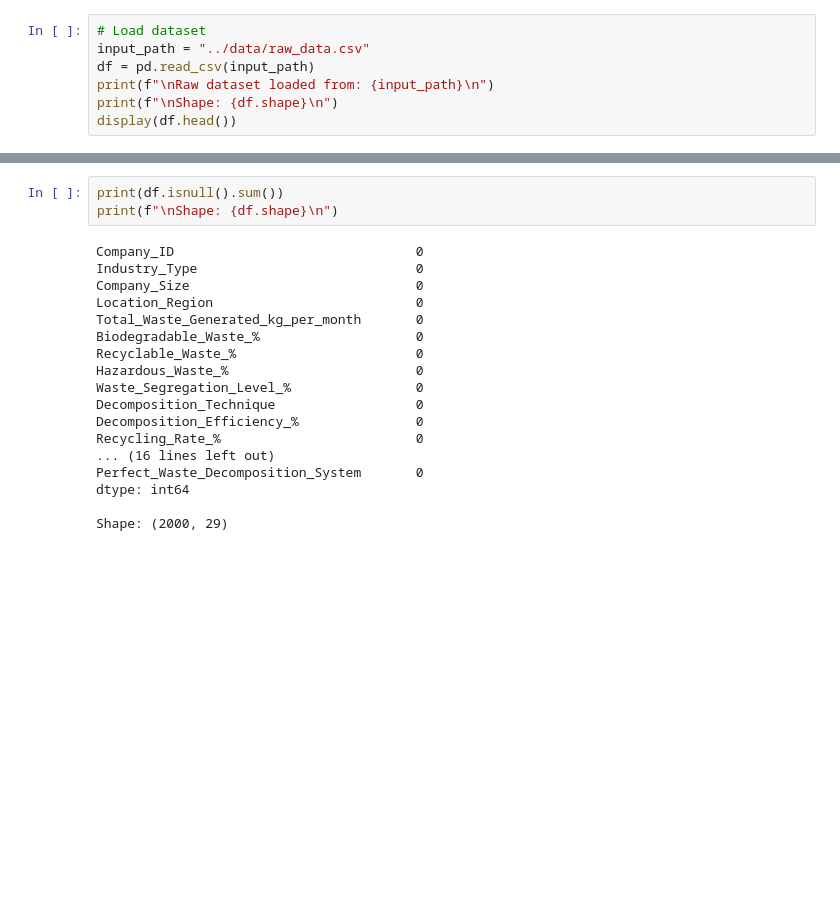
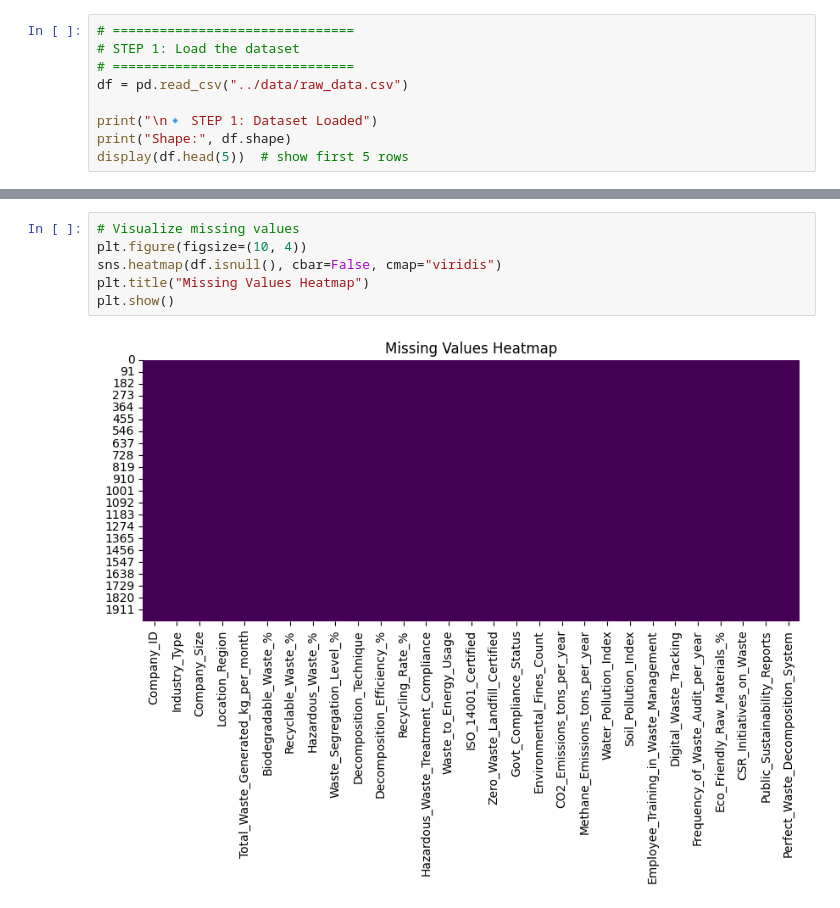
Before and after one commit to Shankar-CSE/Industrial-Waste-Compliance-Detector, a Jupyter notebook: datasetMaker/preprocessing.ipynb, the cells around one changed output, grey strips where cells are left out. Saved outputs shown, nothing was run; the diff lists cells and outputs as text; blank space fills up the shorter version.

```diff
--- a/datasetMaker/preprocessing.ipynb
+++ b/datasetMaker/preprocessing.ipynb
@@ -5,8 +9,10 @@ from sklearn.preprocessing import LabelEncoder, StandardScaler
 # %%
-# Load dataset
-input_path = "../data/raw_data.csv"
-df = pd.read_csv(input_path)
-print(f"\nRaw dataset loaded from: {input_path}\n")
-print(f"\nShape: {df.shape}\n")
-display(df.head())
+# ===============================
+# STEP 1: Load the dataset
+# ===============================
+df = pd.read_csv("../data/raw_data.csv")
+
+print("\n🔹 STEP 1: Dataset Loaded")
+print("Shape:", df.shape)
+display(df.head(5))  # show first 5 rows
 # %% [output]
@@ -44,22 +52,9 @@ None
 # %%
-print(df.isnull().sum())
-print(f"\nShape: {df.shape}\n")
+# Visualize missing values
+plt.figure(figsize=(10, 4))
+sns.heatmap(df.isnull(), cbar=False, cmap="viridis")
+plt.title("Missing Values Heatmap")
+plt.show()
 # %% [output]
-Company_ID                               0
-Industry_Type                            0
-Company_Size                             0
-Location_Region                          0
-Total_Waste_Generated_kg_per_month       0
-Biodegradable_Waste_%                    0
-Recyclable_Waste_%                       0
-Hazardous_Waste_%                        0
-Waste_Segregation_Level_%                0
-Decomposition_Technique                  0
-Decomposition_Efficiency_%               0
-Recycling_Rate_%                         0
-... (16 lines left out)
-Perfect_Waste_Decomposition_System       0
-dtype: int64
-
-Shape: (2000, 29)
+[figure, added]
 # %%
```
Also changed, not shown: parts of 14 cells of this notebook, 1 other file.
